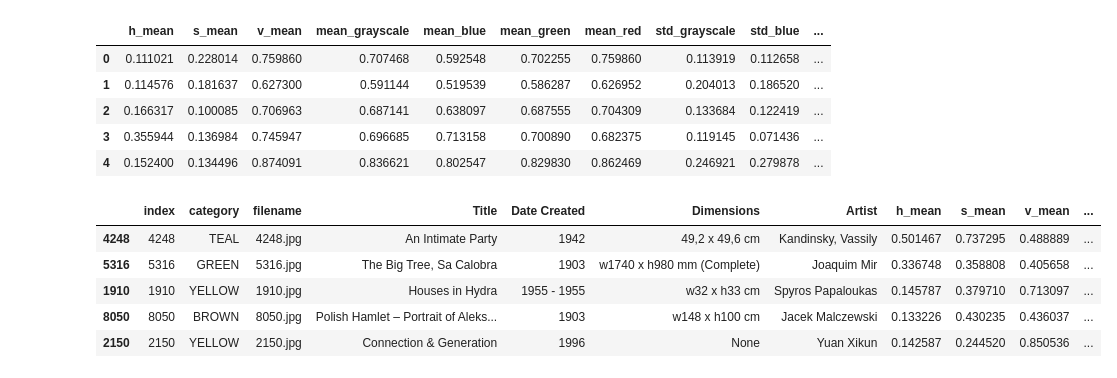
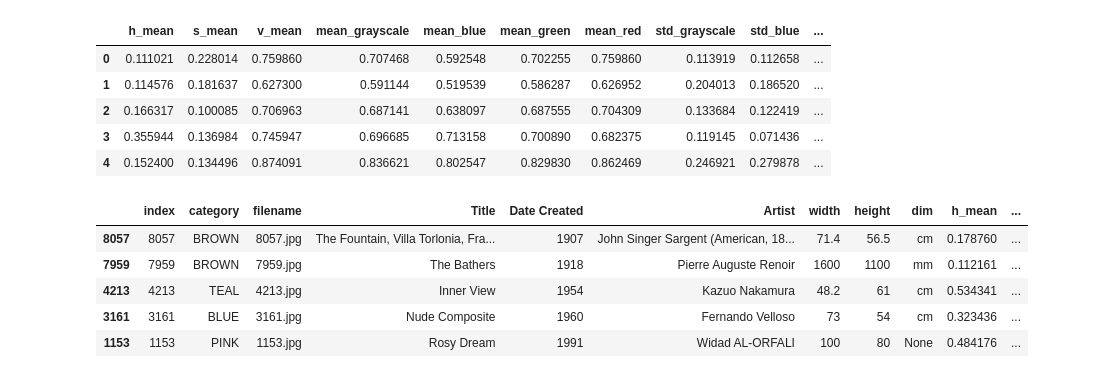
Before and after one commit to alejomaar/machine-learning, a Jupyter notebook: clasification/Google Art and Culture/notebooks/cleaning.ipynb, the cells around one changed output. Saved outputs shown, nothing was run; the diff lists cells and outputs as text; code cells hidden in the pictures.

Commit message:
ADD cleaning proccess. UPDATE regex extraction functions. UPDATE regex test

```diff
--- a/clasification/Google Art and Culture/notebooks/cleaning.ipynb
+++ b/clasification/Google Art and Culture/notebooks/cleaning.ipynb
@@ -192,0 +196,15 @@ memory usage: 562.7+ KB
+# %%
+#convert dimensions into abbreviations
+df_normalize['Dimensions'].replace(regex=r'inches', value='in',inplace=True)
+df_normalize['Dimensions'].replace(regex=r'height', value='h', inplace=True)
+df_normalize['Dimensions'].replace(regex=r'width', value='w', inplace=True)
+
+#Extract information in dimensions column
+df_normalize['width']=df_normalize['Dimensions'].apply(regex.get_width)
+df_normalize['height']=df_normalize['Dimensions'].apply(regex.get_height)
+df_normalize['dim']=df_normalize['Dimensions'].apply(regex.get_measure)
+
+#Drop dimension column
+df_normalize =df_normalize.drop(['Dimensions'],axis=1)
+
+df_normalize.head()
@@ -193,4 +220,4 @@ memory usage: 562.7+ KB
 # %%
-img_names = clean_df["filename"].values.tolist()
-img_names[0:5]
+image_files = df_normalize["filename"].values.tolist()
+image_files[0:3]
 # %% [output]
@@ -198,6 +224,0 @@ img_names[0:5]
-# %%
-IMG_FOLDER = "../data/final/img/"
-
-img = cv.imread(IMG_FOLDER + img_names[0])
-img = cv.cvtColor(img, cv.COLOR_BGR2RGB)
-plt.imshow(img)
@@ -207,5 +229,5 @@ plt.imshow(img)
 # %%
-images = list(map(lambda name: cv.imread(IMG_FOLDER+name), img_names))
+images = list(map(lambda file: cv2.imread(str(PATHS['data_final_img']/file)), image_files))
 # %%
 def features_extraction(img):
 
@@ -233,13 +255,13 @@ features_df.head()
 | 4 | 0.152400 | 0.134496 | 0.874091 | 0.836621 | 0.802547 | 0.829830 | 0.862469 | 0.246921 | 0.279878 | ... |
 # %%
 #ToDo: Add id to new dataframes
-df_final = pd.concat([clean_df,features_df], axis=1)
+df_final = pd.concat([df_normalize,features_df], axis=1)
 df_final.sample(5)
 # %% [output]
-|  | index | category | filename | Title | Date Created | Dimensions | Artist | h_mean | s_mean | v_mean | ... |
-| 4248 | 4248 | TEAL | 4248.jpg | An Intimate Party | 1942 | 49,2 x 49,6 cm | Kandinsky, Vassily | 0.501467 | 0.737295 | 0.488889 | ... |
-| 5316 | 5316 | GREEN | 5316.jpg | The Big Tree, Sa Calobra | 1903 | w1740 x h980 mm (Complete) | Joaquim Mir | 0.336748 | 0.358808 | 0.405658 | ... |
-| 1910 | 1910 | YELLOW | 1910.jpg | Houses in Hydra | 1955 - 1955 | w32 x h33 cm | Spyros Papaloukas | 0.145787 | 0.379710 | 0.713097 | ... |
-| 8050 | 8050 | BROWN | 8050.jpg | Polish Hamlet – Portrait of Aleks... | 1903 | w148 x h100 cm | Jacek Malczewski | 0.133226 | 0.430235 | 0.436037 | ... |
-| 2150 | 2150 | YELLOW | 2150.jpg | Connection & Generation | 1996 | None | Yuan Xikun | 0.142587 | 0.244520 | 0.850536 | ... |
+|  | index | category | filename | Title | Date Created | Artist | width | height | dim | h_mean | ... |
+| 8057 | 8057 | BROWN | 8057.jpg | The Fountain, Villa Torlonia, Fra... | 1907 | John Singer Sargent (American, 18... | 71.4 | 56.5 | cm | 0.178760 | ... |
+| 7959 | 7959 | BROWN | 7959.jpg | The Bathers | 1918 | Pierre Auguste Renoir | 1600 | 1100 | mm | 0.112161 | ... |
+| 4213 | 4213 | TEAL | 4213.jpg | Inner View | 1954 | Kazuo Nakamura | 48.2 | 61 | cm | 0.534341 | ... |
+| 3161 | 3161 | BLUE | 3161.jpg | Nude Composite | 1960 | Fernando Velloso | 73 | 54 | cm | 0.323436 | ... |
+| 1153 | 1153 | PINK | 1153.jpg | Rosy Dream | 1991 | Widad AL-ORFALI | 100 | 80 | None | 0.484176 | ... |
 # %%
```
Also changed, not shown: parts of 44 cells of this notebook, 4 other files.
